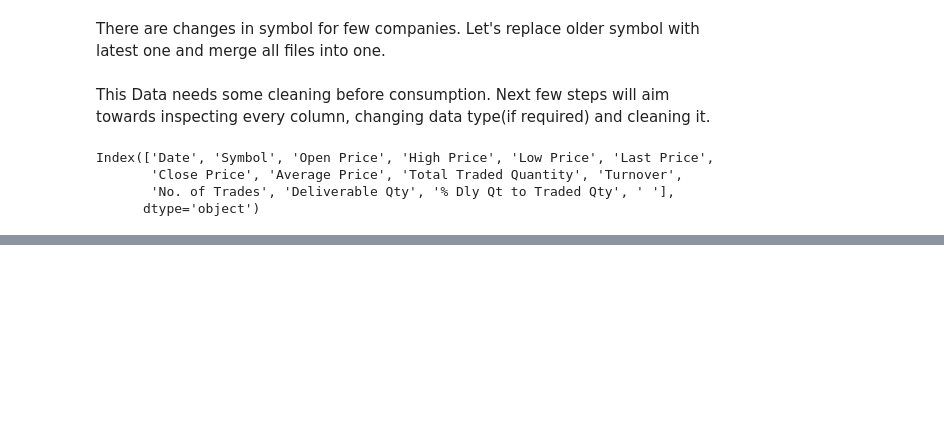
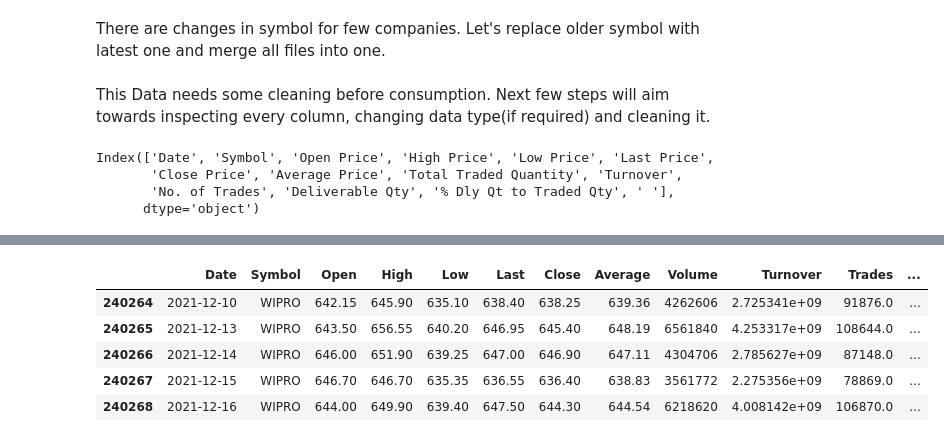
Before and after one commit to bhavesh0009/NSE-Price-Prediction, a Jupyter notebook: nifty50_data_pipeline.ipynb, the cells around one changed output, grey strips where cells are left out. Cells and saved outputs as stored; diff of their text form; code cells hidden in the pictures; blank space fills up the shorter version.

```diff
--- a/nifty50_data_pipeline.ipynb
+++ b/nifty50_data_pipeline.ipynb
@@ -129,0 +135,10 @@ all_scripts_df.to_csv('data/n50_data.csv',index=False)
+# %%
+all_scripts_df[(all_scripts_df['22d_high'] >= 1.1 * all_scripts_df['Close'])
+             & (all_scripts_df['22d_low'] >= 0.97 *  all_scripts_df['Close'])].tail()
+# %% [output]
+|  | Date | Symbol | Open | High | Low | Last | Close | Average | Volume | Turnover | Trades | ... |
+| 240264 | 2021-12-10 | WIPRO | 642.15 | 645.90 | 635.10 | 638.40 | 638.25 | 639.36 | 4262606 | 2.725341e+09 | 91876.0 | ... |
+| 240265 | 2021-12-13 | WIPRO | 643.50 | 656.55 | 640.20 | 646.95 | 645.40 | 648.19 | 6561840 | 4.253317e+09 | 108644.0 | ... |
+| 240266 | 2021-12-14 | WIPRO | 646.00 | 651.90 | 639.25 | 647.00 | 646.90 | 647.11 | 4304706 | 2.785627e+09 | 87148.0 | ... |
+| 240267 | 2021-12-15 | WIPRO | 646.70 | 646.70 | 635.35 | 636.55 | 636.40 | 638.83 | 3561772 | 2.275356e+09 | 78869.0 | ... |
+| 240268 | 2021-12-16 | WIPRO | 644.00 | 649.90 | 639.40 | 647.50 | 644.30 | 644.54 | 6218620 | 4.008142e+09 | 106870.0 | ... |
```
Also changed, not shown: parts of 40 cells of this notebook, 2 other files.
